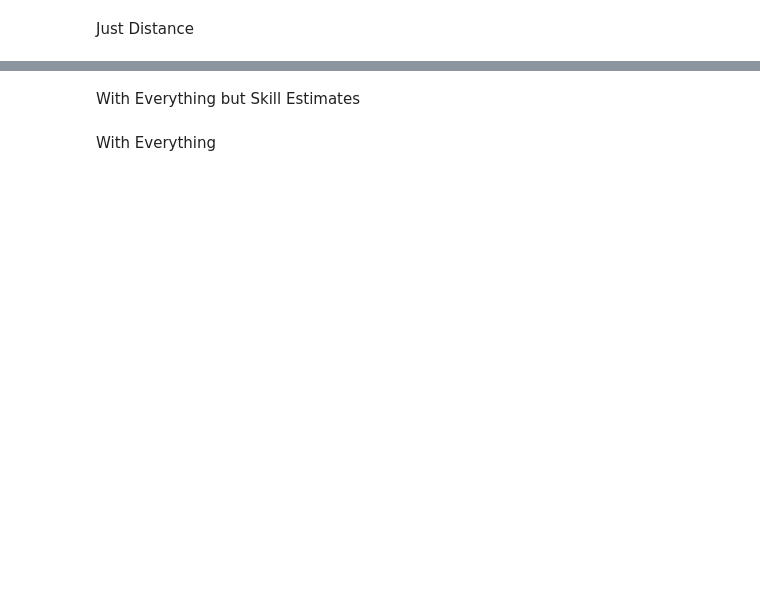
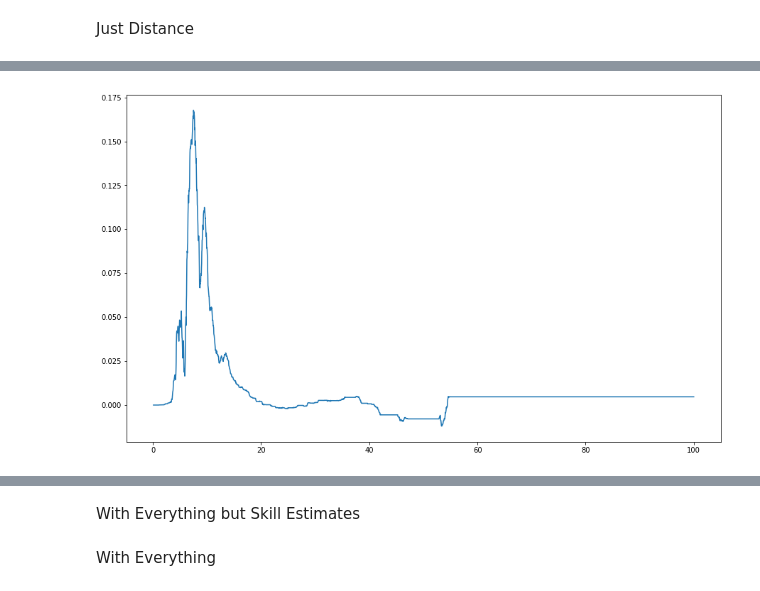
Before and after one commit to adamwlev/StrokesGained2, a Jupyter notebook: Exploration/Untitled11.ipynb, the cells around one changed output, grey strips where cells are left out. Saved outputs shown, nothing was run; the diff lists cells and outputs as text; code cells hidden in the pictures; blank space fills up the shorter version.

```diff
--- a/Exploration/Untitled11.ipynb
+++ b/Exploration/Untitled11.ipynb
@@ -135,0 +230,13 @@ eval_pct = [.05,.20]
+# %%
+y3, y4 = [],[]
+for dist in np.arange(.1,100,.03):
+    x = np.zeros(X_train.shape[1])
+    x[0], x[1], x[2], x[3], x[4], x[5], x[6] = dist, .03, .5, 0, .5, 0, 60
+    x = csc_matrix(x[None,:])
+    dmat_ = xgb.DMatrix(x)
+    #y3.append(bst.predict(dmat_))
+    x = np.zeros(X_train.shape[1])
+    x[0], x[1], x[2], x[3], x[4], x[5], x[6] = dist, -.03, .5, 0, .5, 20, 90
+    x = csc_matrix(x[None,:])
+    dmat_1 = xgb.DMatrix(x)
+    y4.append(bst2.predict(dmat_)-bst2.predict(dmat_1))
@@ -135,0 +248,7 @@ eval_pct = [.05,.20]
+# %%
+fig,ax = plt.subplots(1,1,figsize=(15,9))
+#plt.plot(np.arange(-.3,.3,.01),y3);
+plt.plot(np.arange(.1,100,.03),y4);
+#plt.plot(np.arange(30,1200,.5),np.array(y4)-np.array(y3));
+# %% [output]
+[figure, added]
```
Also changed, not shown: parts of 44 cells of this notebook, 12 other files.
